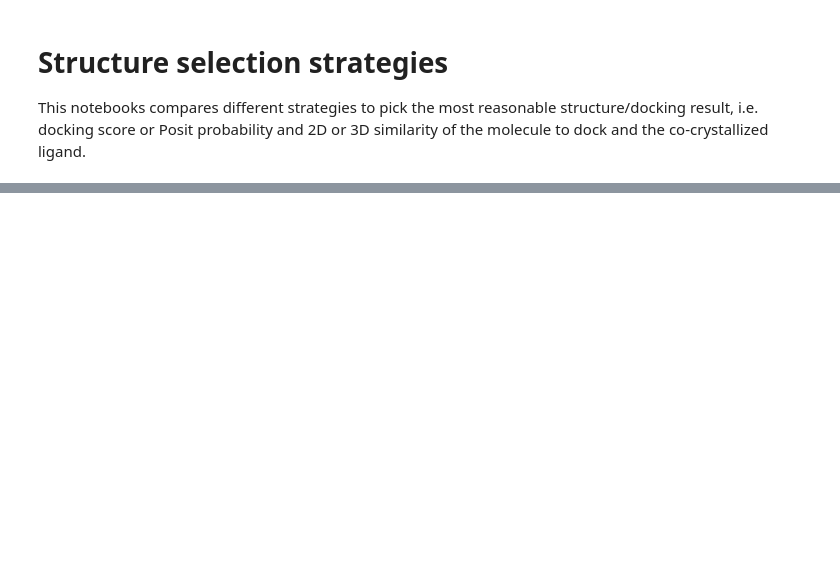
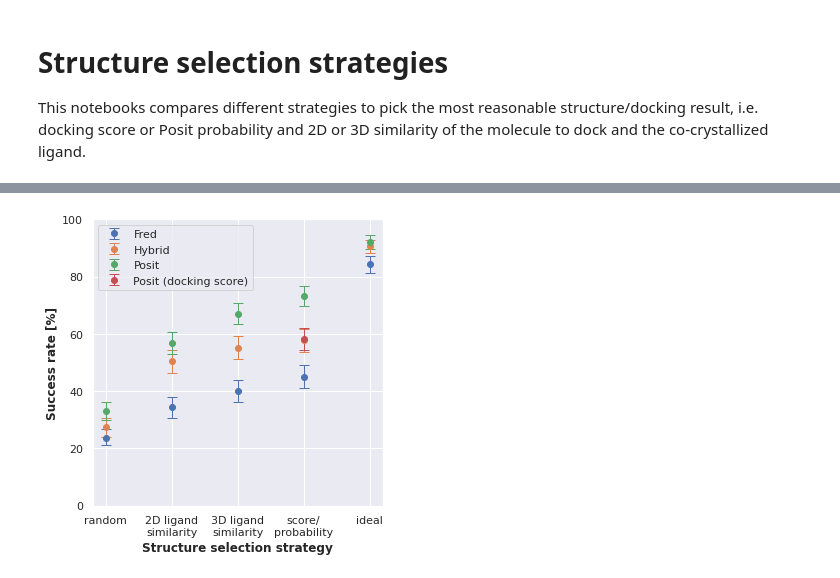
Before and after one commit to openkinome/kinase-docking-benchmark, a Jupyter notebook: notebooks/03_structure_selection_strategies.ipynb, the cells around one changed output, grey strips where cells are left out. Cells and saved outputs as stored; diff of their text form; code cells hidden in the pictures; blank space fills up the shorter version.

```diff
--- a/notebooks/03_structure_selection_strategies.ipynb
+++ b/notebooks/03_structure_selection_strategies.ipynb
@@ -203,3 +21,94 @@ sampled_success_rates = plot_selection_strategies(fred_results, hybrid_results,
+# %%
+def plot_selection_strategies(fred_results, hybrid_results, posit_results, n_bootstrap=1000, ci=0.95, directory=OUT_DIR):
+
+    # select pose 1 for Fred and Hybrid, i.e. best pose according to docking score
+    fred_results = fred_results[fred_results["pose"] == 1]
+    hybrid_results = hybrid_results[hybrid_results["pose"] == 1]
+
+    # 1 subplot
+    fig, axis = plt.subplots(1, 1, figsize=(5, 5))
+
+    # sample data
+    sampled_success_rates = []
+    for i, (method, results) in enumerate(zip(
+        ["Fred", "Hybrid", "Posit", "Posit (docking score)"],
+        [fred_results, hybrid_results, posit_results, posit_results]
+    )):
+        for selection_strategy in ["random", "2D ligand similarity", "3D ligand similarity", "score/probability", "ideal"]:
+            if method == "Posit (docking score)" and selection_strategy != "score/probability":
+                continue
+            if selection_strategy == "2D ligand similarity":
+                selected_results = results.sort_values("fingerprint_similarity", ascending=False)
+            elif selection_strategy == "3D ligand similarity":
+                selected_results = results.sort_values("shape_similarity", ascending=False)
+            elif selection_strategy == "score/probability":
+                selected_results = results.sort_values("docking_score")
+                if method == "Posit":
+                    selected_results = selected_results.sort_values("posit_probability", ascending=False)
+            elif selection_strategy == "ideal":
+                selected_results = results.sort_values("rmsd")
+            if selection_strategy != "random":
+                selected_results = selected_results.groupby(["ligand_pdb_id"]).head(1)
+                success_labels = (selected_results["rmsd"] <= 2).to_list()
+            sampled_success_rates_i = []
+            for _ in range(n_bootstrap):
+                if selection_strategy == "random":
+                    sampled_results = results.groupby("ligand_pdb_id").sample(n=1, replace=True)
+                    sampled_success_labels = (sampled_results["rmsd"] <= 2).to_list()
+                else:
+                    sampled_success_labels = resample(success_labels, replace=True)
+                sampled_success_rates_i.append((sum(sampled_success_labels) / len(sampled_success_labels)) * 100)
+            sampled_success_rates_i = sorted(sampled_success_rates_i)
+            cutoff = (1 - ci) / 2
+            success_rate_mean = sum(sampled_success_rates_i) / len(sampled_success_rates_i)
+            ci_lower_bound = sampled_success_rates_i[int(n_bootstrap * cutoff)]
+            ci_upper_bound = sampled_success_rates_i[int(n_bootstrap * (ci + cutoff))]
+            sampled_success_rates.append([
+                method,
+                selection_strategy,
+                success_rate_mean,
+                ci_lower_bound,
+                ci_upper_bound
+            ])
+
+    sampled_success_rates = pd.DataFrame(
+        sampled_success_rates, columns=["method", "selection_strategy", "success_rate", "ci_lower", "ci_upper"]
+    )
+
+    # plot data
+    for i, method in enumerate(["Fred", "Hybrid", "Posit", "Posit (docking score)"]):
+        sampled_success_rates_i = sampled_success_rates[
+            sampled_success_rates["method"] == method
+        ]
+        axis.errorbar(
+            x=sampled_success_rates_i["selection_strategy"],
+            y=sampled_success_rates_i["success_rate"],
+            yerr=[
+                sampled_success_rates_i["success_rate"] - sampled_success_rates_i["ci_lower"],
+                sampled_success_rates_i["ci_upper"] - sampled_success_rates_i["success_rate"]
+            ],
+            fmt="o",
+            elinewidth=1,
+            capsize=5,
+            capthick=1,
+            label=method
+        )
+    axis.set_xticks(["random", "2D ligand similarity", "3D ligand similarity", "score/probability", "ideal"])
+    axis.set_xticklabels(["random", "2D ligand\nsimilarity", "3D ligand\nsimilarity", "score/\nprobability", "ideal"])
+    axis.set_xlabel("Structure selection strategy", fontweight="bold")
+    axis.set_ylabel("Success rate [%]", fontweight="bold")
+    axis.set_ylim([0, 100])
+    plt.legend()
+
+    plt.tight_layout()
+    plt.savefig(directory / "selection_strategies.pdf", dpi=300)
+
+    return sampled_success_rates
+
+
+sampled_success_rates = plot_selection_strategies(fred_results, hybrid_results, posit_results)
+# %% [output]
+[figure, added]
 # %%
 sampled_success_rates
 # %% [output]
```
Also changed, not shown: parts of 3 cells of this notebook, 33 other files.
